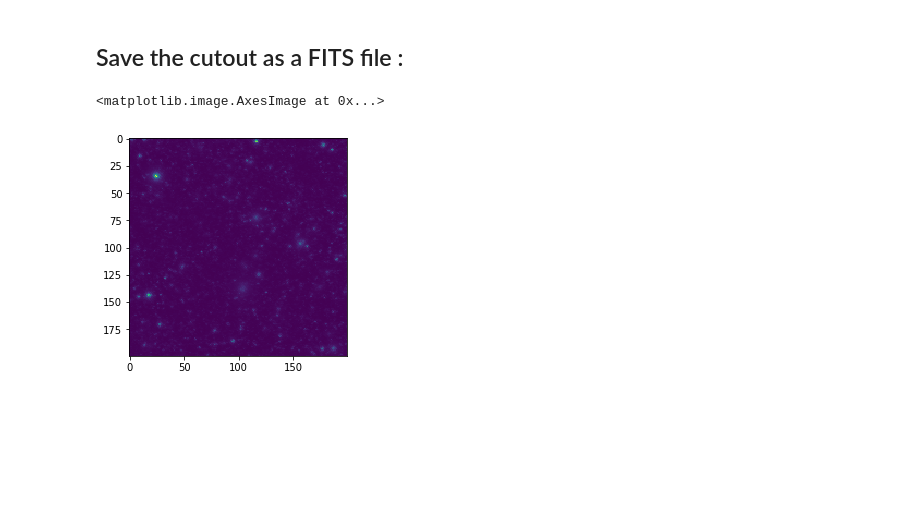
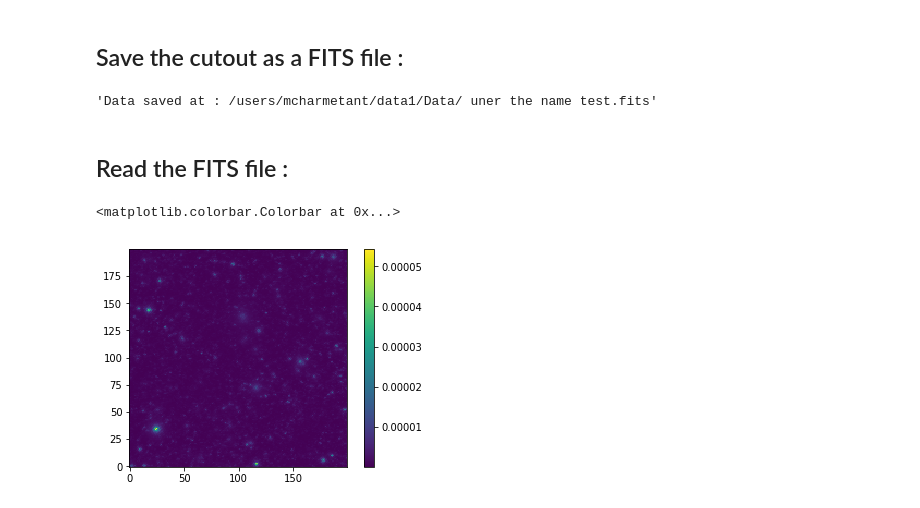
Before and after one commit to MaudeCharmetant/fBasic, a Jupyter notebook: File2FITS.ipynb, the cells around one changed output. Drawn from its saved outputs; the diff is of its cells as text; code cells hidden in the pictures; blank space fills up the shorter version.

```diff
--- a/File2FITS.ipynb
+++ b/File2FITS.ipynb
@@ -74,13 +74,20 @@ cutout = hp.gnomview(tSZ,coord=('G','C'),rot=(234, 12),reso=0.86,
 # %% [markdown]
 ## Save the cutout as a FITS file :
 # %%
-saved_cutout = File2FITS(data=cutout,dtype=np.float32,data_path='/users/mcharmetant/data1/Data/',
+File2FITS(data=cutout,dtype=np.float32,data_path='/users/mcharmetant/data1/Data/',
                                name_save='test',overwrite=True)
+# %% [output]
+'Data saved at : /users/mcharmetant/data1/Data/ uner the name test.fits'
+# %% [markdown]
+## Read the FITS file :
 # %%
 hdul = fits.open('/users/mcharmetant/data1/Data/'+'test.fits')
 data = hdul[0].data
-# %%
-plt.imshow(data)
-# %% [output]
-<matplotlib.image.AxesImage at 0x...>
-[figure, removed]
+# %%
+fig, ax = plt.subplots()
+im = ax.imshow(data, cmap='viridis')
+plt.gca().invert_yaxis()
+fig.colorbar(im, orientation='vertical')
+# %% [output]
+<matplotlib.colorbar.Colorbar at 0x...>
+[figure, added]
```
Also changed, not shown: parts of 1 cell of this notebook.
